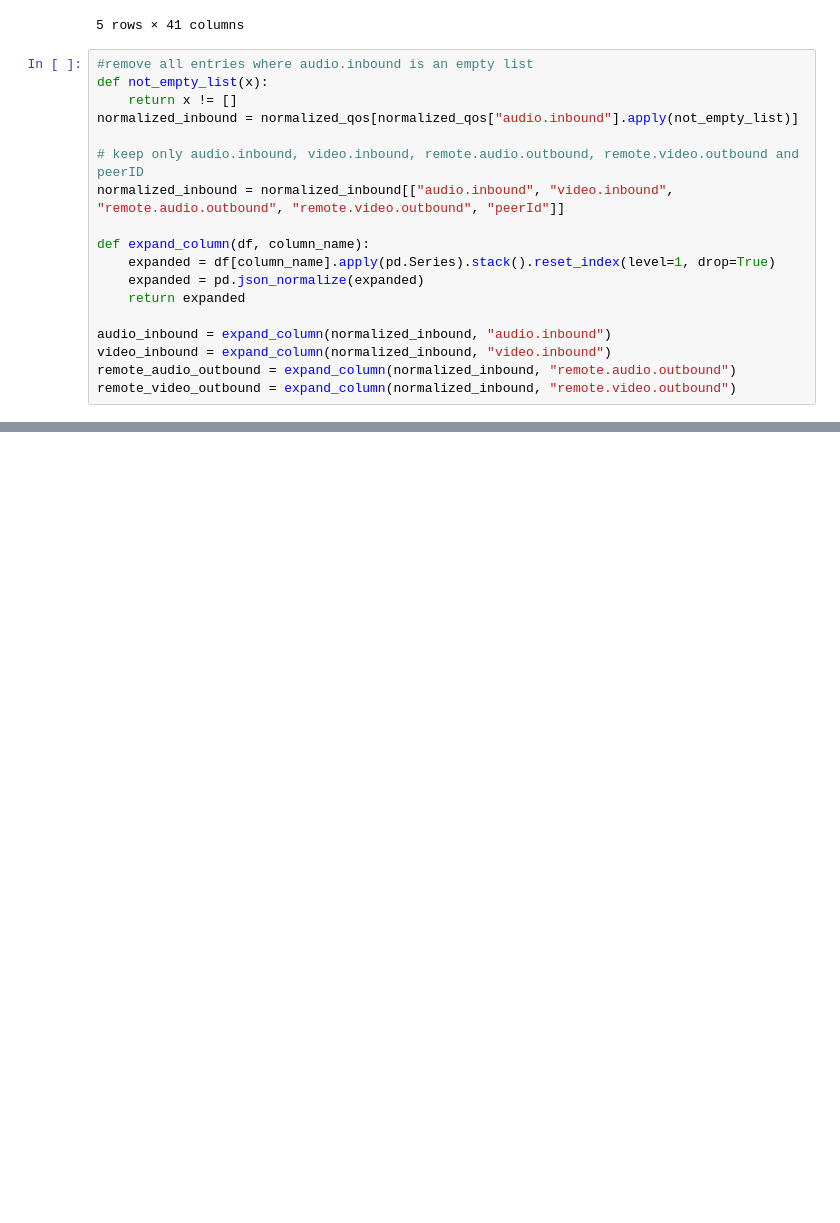
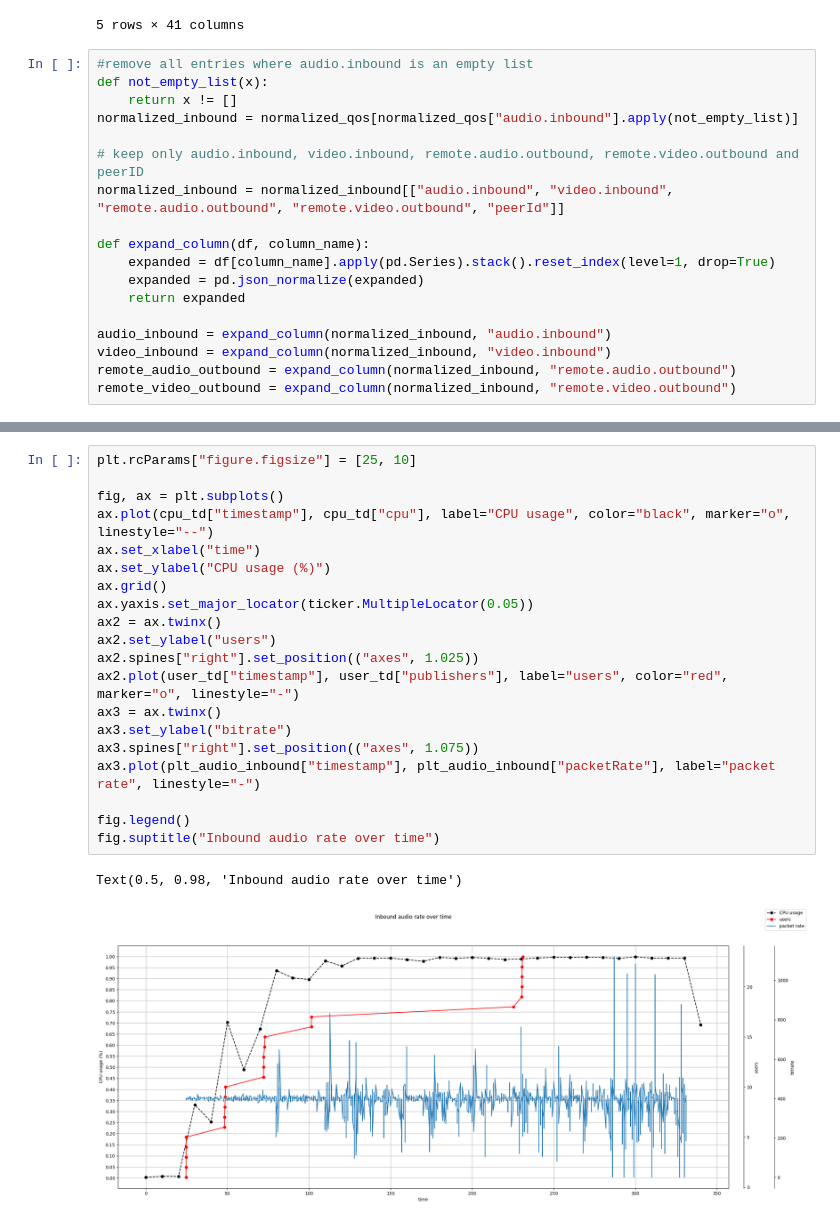
Before and after one commit to codeurjc/Performance-testing-in-the-WebRTC-arena, a Jupyter notebook: new/new.ipynb, the cells around one changed output, grey strips where cells are left out. Saved outputs shown, nothing was run; the diff lists cells and outputs as text; blank space fills up the shorter version.

```diff
--- a/new/new.ipynb
+++ b/new/new.ipynb
@@ -129,0 +237,23 @@ plt.plot(plt_audio_inbound["timestamp"], plt_audio_inbound["packetRate"])
+# %%
+plt.rcParams["figure.figsize"] = [25, 10]
+
+fig, ax = plt.subplots()
+ax.plot(cpu_td["timestamp"], cpu_td["cpu"], label="CPU usage", color="black", marker="o", linestyle="--")
+ax.set_xlabel("time")
+ax.set_ylabel("CPU usage (%)")
+ax.grid()
+ax.yaxis.set_major_locator(ticker.MultipleLocator(0.05))
+ax2 = ax.twinx()
+ax2.set_ylabel("users")
+ax2.spines["right"].set_position(("axes", 1.025))
+ax2.plot(user_td["timestamp"], user_td["publishers"], label="users", color="red", marker="o", linestyle="-")
+ax3 = ax.twinx()
+ax3.set_ylabel("bitrate")
+ax3.spines["right"].set_position(("axes", 1.075))
+ax3.plot(plt_audio_inbound["timestamp"], plt_audio_inbound["packetRate"], label="packet rate", linestyle="-")
+
+fig.legend()
+fig.suptitle("Inbound audio rate over time")
+# %% [output]
+Text(0.5, 0.98, 'Inbound audio rate over time')
+[figure, added]
```
Also changed, not shown: parts of 13 cells of this notebook, 1 other file.
